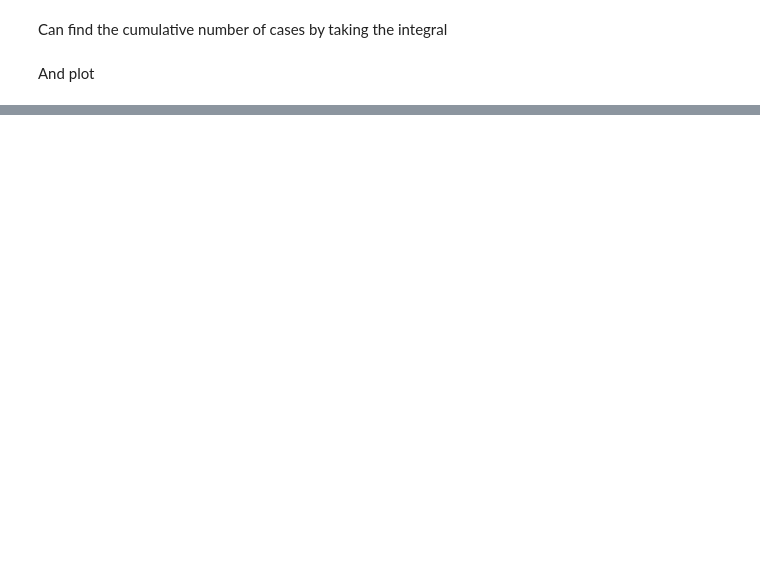
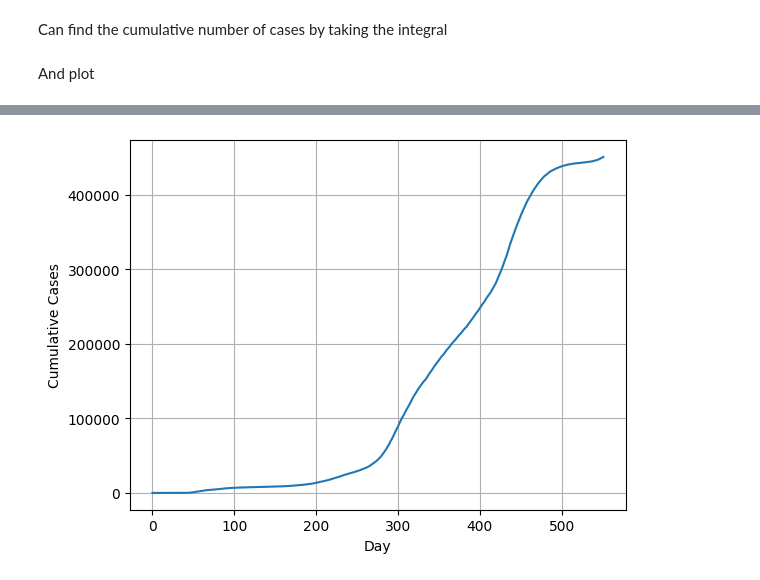
Before and after one commit to sheuher/python_tutorials, a Jupyter notebook: integrals1.ipynb, the cells around one changed output, grey strips where cells are left out. Drawn from its saved outputs; the diff is of its cells as text; code cells hidden in the pictures; blank space fills up the shorter version.

```diff
--- a/integrals1.ipynb
+++ b/integrals1.ipynb
@@ -122,4 +184,6 @@ Plot cases per day
 # %% [markdown]
 Can find the cumulative number of cases by taking the integral
+# %%
+integral = cumulative_trapezoid(y, x, initial=0)
 # %% [markdown]
 And plot
@@ -128,0 +190,7 @@ And plot
+# %%
+plt.plot(x, integral)
+plt.xlabel('Day')
+plt.ylabel('Cumulative Cases')
+plt.grid()
+# %% [output]
+[figure, added]
```
Also changed, not shown: parts of 16 cells of this notebook.
